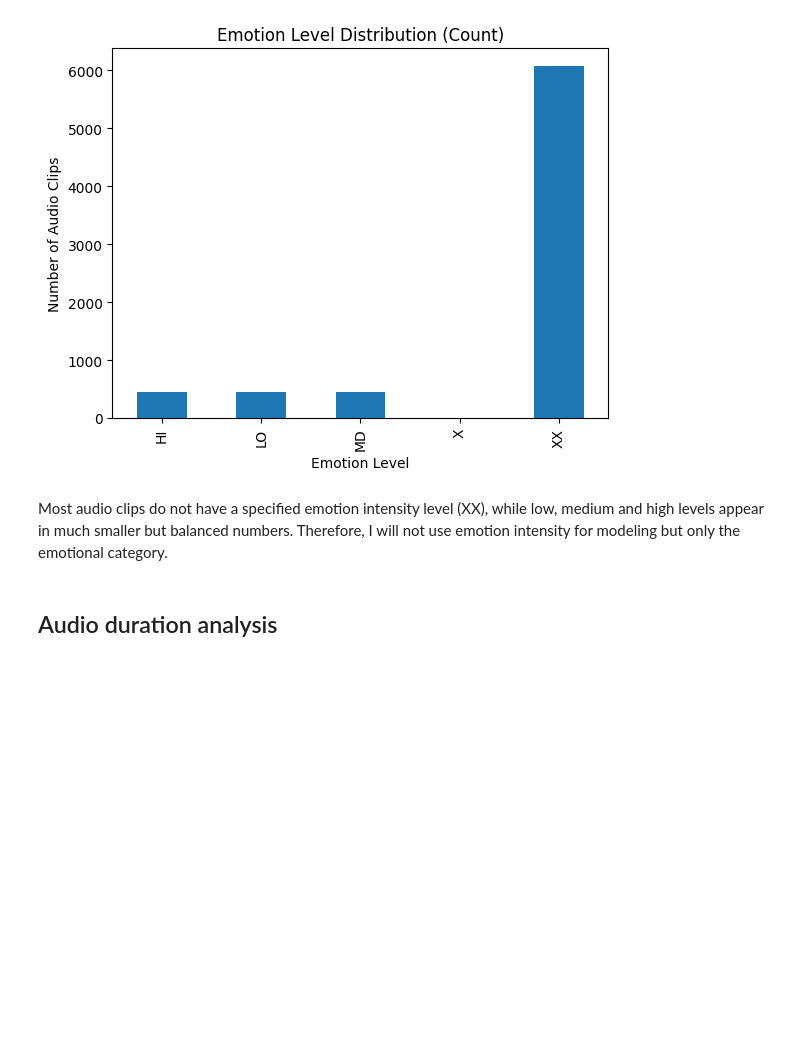
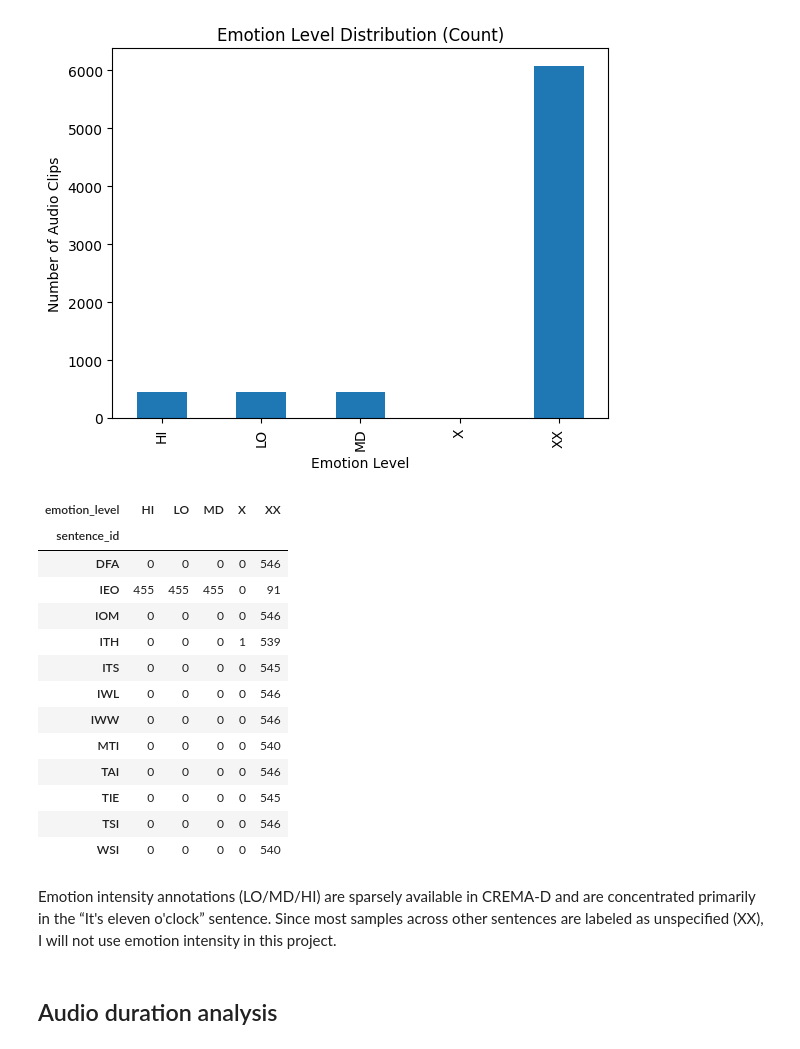
Before and after one commit to Preslavva/EmoReco, a Jupyter notebook: EmoReco.ipynb, the cells around one changed output. Cells and saved outputs as stored; diff of their text form; code cells hidden in the pictures; blank space fills up the shorter version.

```diff
--- a/EmoReco.ipynb
+++ b/EmoReco.ipynb
@@ -160,8 +153,33 @@ plt.ylabel("Number of Audio Clips")
 plt.show()
 # %% [output]
 [figure]
-# %% [markdown]
-Most audio clips do not have a specified emotion intensity level (XX), while low, medium and high levels appear in much smaller but balanced numbers. Therefore, I will not use  emotion intensity  for modeling but only the emotional category.
+# %%
+sentence_emotion_levels = (
+    df
+    .groupby(["sentence_id", "emotion_level"])
+    .size()
+    .unstack(fill_value=0)
+    .sort_index()
+)
+
+sentence_emotion_levels
+# %% [output]
+| emotion_level | HI | LO | MD | X | XX |
+| sentence_id |  |  |  |  |  |
+| DFA | 0 | 0 | 0 | 0 | 546 |
+| IEO | 455 | 455 | 455 | 0 | 91 |
+| IOM | 0 | 0 | 0 | 0 | 546 |
+| ITH | 0 | 0 | 0 | 1 | 539 |
+| ITS | 0 | 0 | 0 | 0 | 545 |
+| IWL | 0 | 0 | 0 | 0 | 546 |
+| IWW | 0 | 0 | 0 | 0 | 546 |
+| MTI | 0 | 0 | 0 | 0 | 540 |
+| TAI | 0 | 0 | 0 | 0 | 546 |
+| TIE | 0 | 0 | 0 | 0 | 545 |
+| TSI | 0 | 0 | 0 | 0 | 546 |
+| WSI | 0 | 0 | 0 | 0 | 540 |
+# %% [markdown]
+Emotion intensity annotations (LO/MD/HI) are sparsely available in CREMA-D and are concentrated primarily in the “It's eleven o'clock” sentence. Since most samples across other sentences are labeled as unspecified (XX), I will not use emotion intensity in this project.
 # %% [markdown]
 ## Audio duration analysis
 # %%
```
Also changed, not shown: parts of 1 cell of this notebook, 1 other file.
